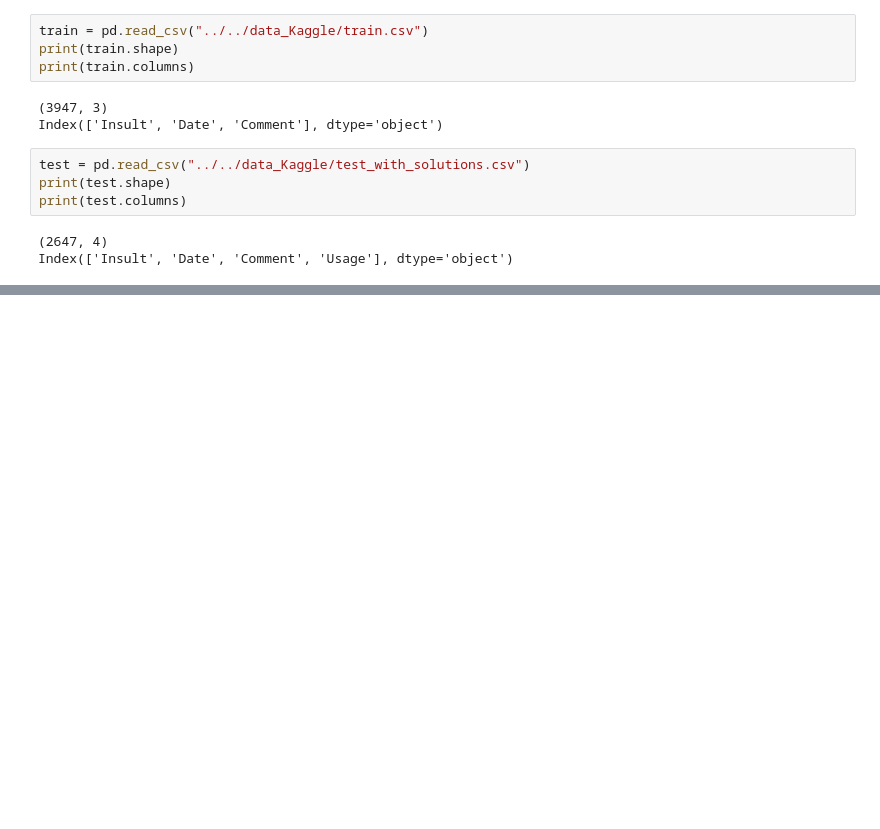
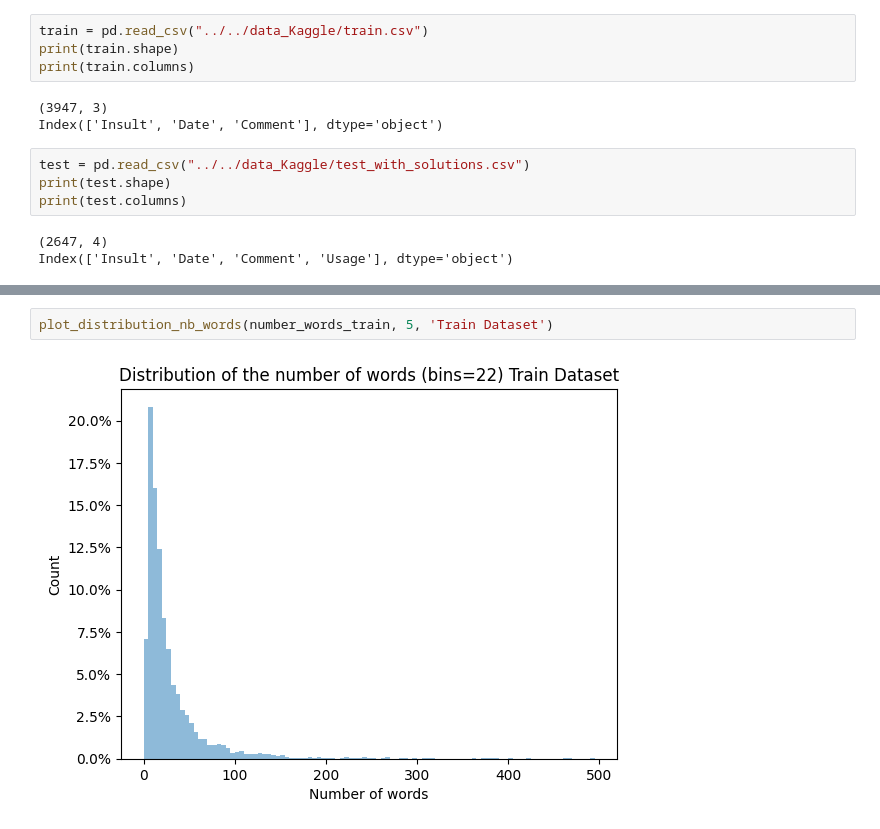
Before and after one commit to Mouni0816/OnlineInsultDetection, a Jupyter notebook: Notebooks/1_Préparation/1_Analyse.ipynb, the cells around one changed output, grey strips where cells are left out. Saved outputs shown, nothing was run; the diff lists cells and outputs as text; blank space fills up the shorter version.

```diff
--- a/Notebooks/1_Préparation/1_Analyse.ipynb
+++ b/Notebooks/1_Préparation/1_Analyse.ipynb
@@ -31,0 +126,4 @@ Index(['Insult', 'Date', 'Comment', 'Usage'], dtype='object')
+# %%
+plot_distribution_nb_words(number_words_train, 5, 'Train Dataset')
+# %% [output]
+[figure, added]
```
Also changed, not shown: parts of 21 cells of this notebook, 6 other files.
